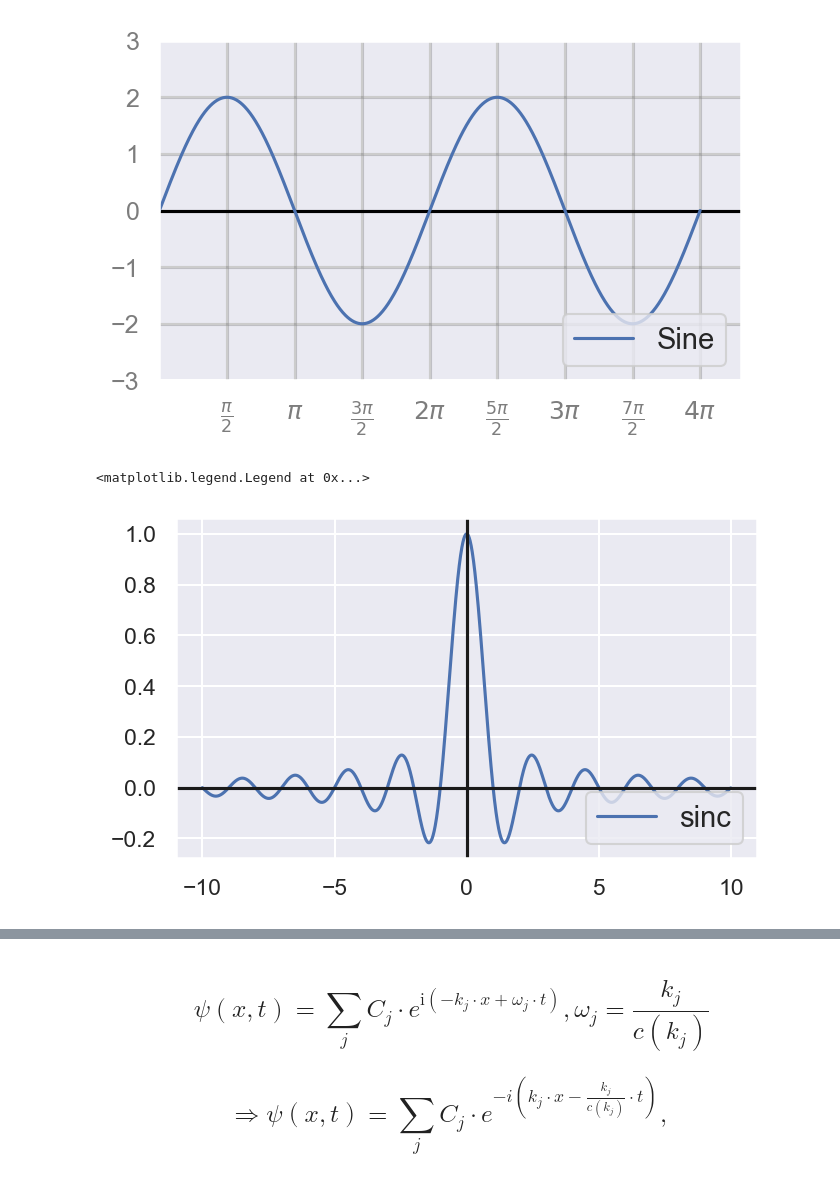
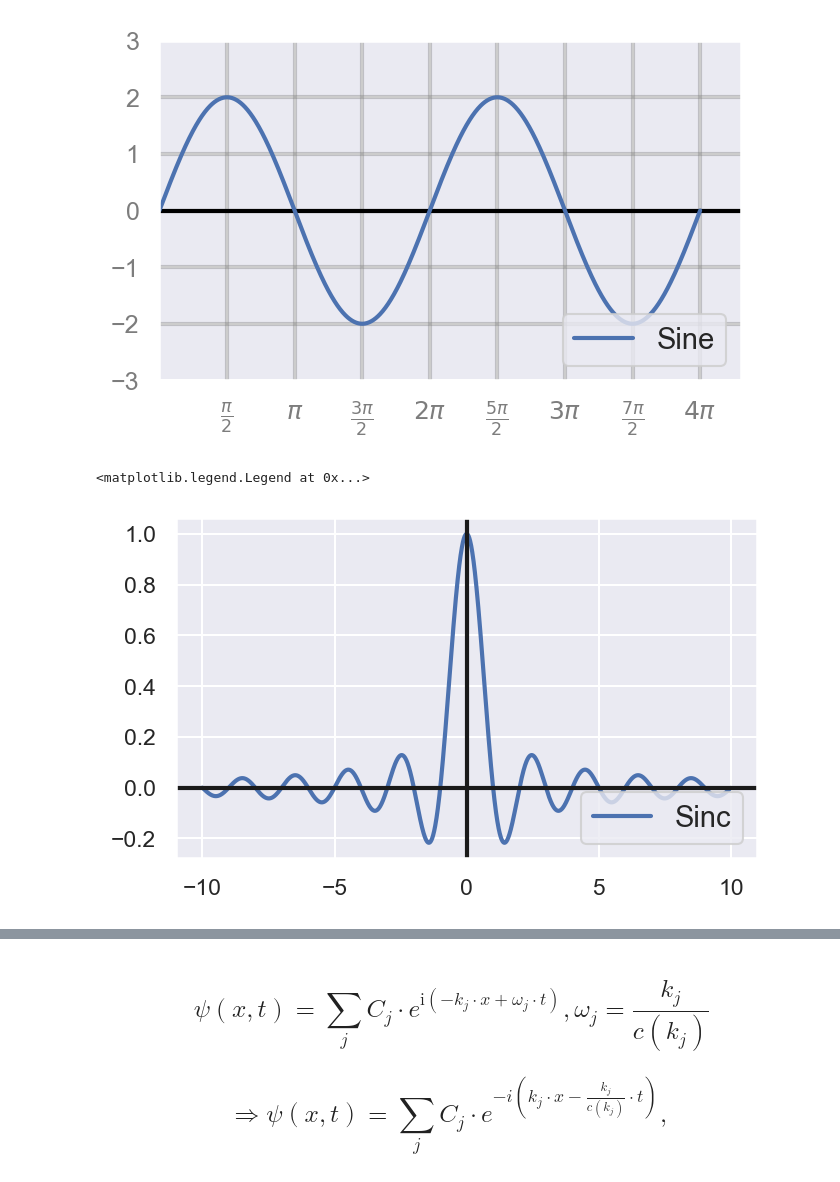
Before and after one commit to kolibril13/further_ideas_plywood_gallery, a Jupyter notebook: nb5_functions.ipynb, the cells around one changed output, grey strips where cells are left out. Cells and saved outputs as stored; diff of their text form; code cells hidden in the pictures.

```diff
--- a/nb5_functions.ipynb
+++ b/nb5_functions.ipynb
@@ -20,7 +18,7 @@ import numpy as np
 import matplotlib.pyplot as plt
 import seaborn as sns; sns.set()
 plt.rcParams['figure.dpi'] = 150
-
+plt.rcParams['lines.linewidth'] = 2
 import matplotlib.pyplot as plt  # NOT
 
 fix, ax = plt.subplots(figsize=(5, 3), facecolor="#F7F5F3")  # NOT
@@ -209,15 +207,15 @@ ax.legend(loc="lower right", fontsize=14);
 # %%
 %%capture_png -p Normal.png  --celltype Normal --style "width: 270px; height: auto;"
 
 fig, ax = plt.subplots(figsize=(5, 3))
 x=np.arange(-10,10,0.01)
-ax.plot(x, np.sinc(x), label= "sinc")
+ax.plot(x, np.sinc(x), label= "Sinc")
 ax.axhline(c="k")
 ax.axvline(c="k")
 ax.legend(loc="lower right", fontsize=14);
 # %% [output]
 <matplotlib.legend.Legend at 0x...>
-[figure, old version]
+[figure, new version]
 # %%
 %%capture_png -p Normal.png  --celltype Normal --style "width: 270px; height: auto;"
 fig, ax = plt.subplots(figsize=(5, 3))
```
Also changed, not shown: parts of 8 cells of this notebook, 17 other files.
